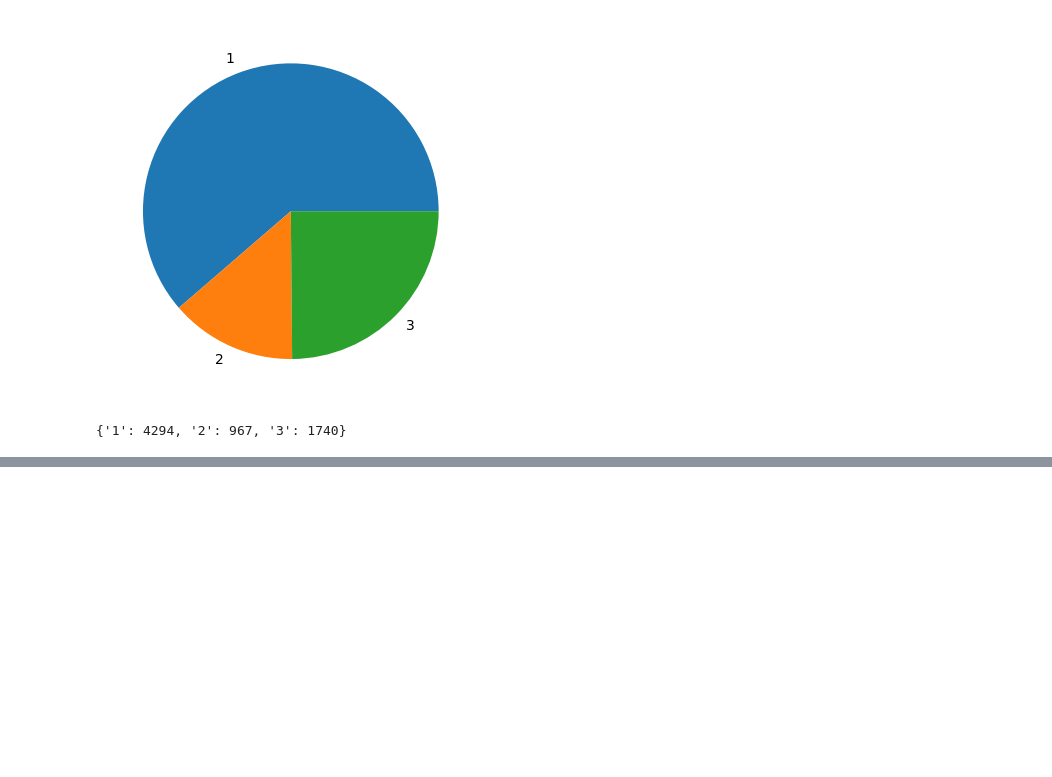
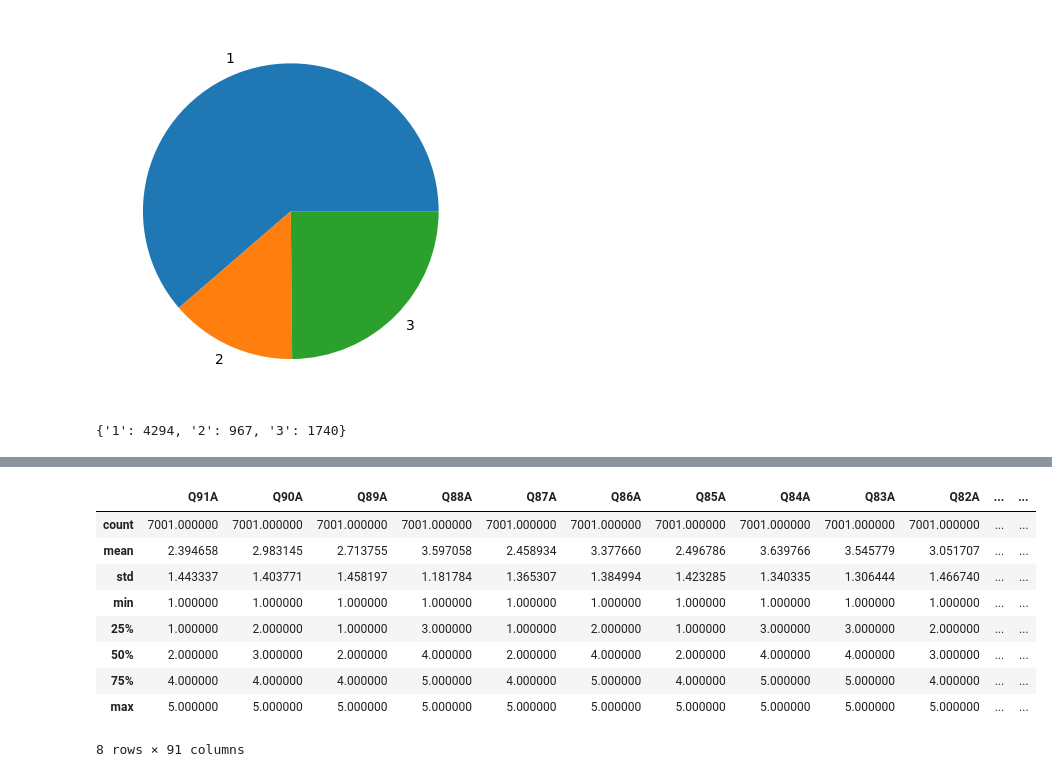
Before and after one commit to mohona-roy/introversion-extraversion-classification, a Jupyter notebook: Code.ipynb, the cells around one changed output, grey strips where cells are left out. Drawn from its saved outputs; the diff is of its cells as text; code cells hidden in the pictures; blank space fills up the shorter version.

```diff
--- a/Code.ipynb
+++ b/Code.ipynb
@@ -556,0 +560,13 @@ print(categories)
+# %%
+a_data.describe()
+# %% [output]
+|  | Q91A | Q90A | Q89A | Q88A | Q87A | Q86A | Q85A | Q84A | Q83A | Q82A | ... | ... |
+| count | 7001.000000 | 7001.000000 | 7001.000000 | 7001.000000 | 7001.000000 | 7001.000000 | 7001.000000 | 7001.000000 | 7001.000000 | 7001.000000 | ... | ... |
+| mean | 2.394658 | 2.983145 | 2.713755 | 3.597058 | 2.458934 | 3.377660 | 2.496786 | 3.639766 | 3.545779 | 3.051707 | ... | ... |
+| std | 1.443337 | 1.403771 | 1.458197 | 1.181784 | 1.365307 | 1.384994 | 1.423285 | 1.340335 | 1.306444 | 1.466740 | ... | ... |
+| min | 1.000000 | 1.000000 | 1.000000 | 1.000000 | 1.000000 | 1.000000 | 1.000000 | 1.000000 | 1.000000 | 1.000000 | ... | ... |
+| 25% | 1.000000 | 2.000000 | 1.000000 | 3.000000 | 1.000000 | 2.000000 | 1.000000 | 3.000000 | 3.000000 | 2.000000 | ... | ... |
+| 50% | 2.000000 | 3.000000 | 2.000000 | 4.000000 | 2.000000 | 4.000000 | 2.000000 | 4.000000 | 4.000000 | 3.000000 | ... | ... |
+| 75% | 4.000000 | 4.000000 | 4.000000 | 5.000000 | 4.000000 | 5.000000 | 4.000000 | 5.000000 | 5.000000 | 4.000000 | ... | ... |
+| max | 5.000000 | 5.000000 | 5.000000 | 5.000000 | 5.000000 | 5.000000 | 5.000000 | 5.000000 | 5.000000 | 5.000000 | ... | ... |
+8 rows × 91 columns
```
Also changed, not shown: parts of 38 cells of this notebook.
